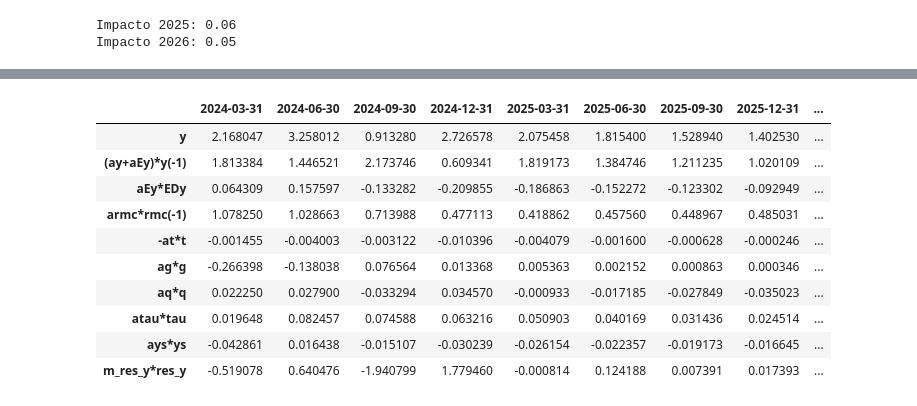
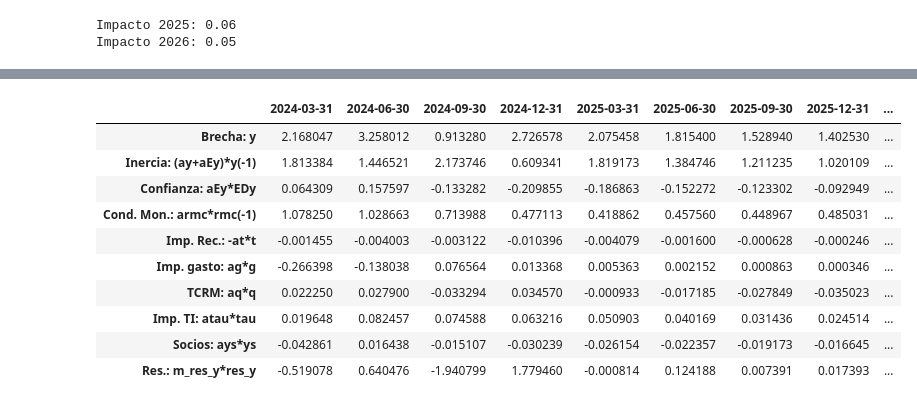
Before and after one commit to patrickcastilla/CUECOPolMon_fork_2, a Jupyter notebook: 01_Clase_sobre_MPT.ipynb, the cells around one changed output, grey strips where cells are left out. Cells and saved outputs as stored; diff of their text form; code cells hidden in the pictures.

```diff
--- a/01_Clase_sobre_MPT.ipynb
+++ b/01_Clase_sobre_MPT.ipynb
@@ -252,6 +269,7 @@ Se proyectarán 8 trimestres desde el último periodo de información (2024Q1).
 # %%
-FH = 8
-FDB = DLM.DSGEforecast0(Mod,Data,FH,'2025Q1')
+FH = 8 # Horizonte de proyección (2 años)
+StartingPeriod = '2025Q1'
+FDB = DLM.DSGEforecast0(Mod,Data,FH,StartingPeriod)
 # %%
 DBdict = {'Unc.': FDB}
 lista = ['y','DY','res_y','res_DY_eq']
@@ -366,39 +384,39 @@ fig, axs = HTS.plotTSforecast(BDdict,lista,listanames,listaSS,FH,HH,3,3)
 # %%
 # Intento de reporteador
 #y = ay*y(-1) + aEy*(y(-1) + EDy) + armc*rmc(-1) - at*t + ag*g + aq*q + atau*tau+ ays*ys + m_res_y*res_y
 
 ay = 0.539500000000000
 aEy = 0.127700000000000
 armc = 0.300000000000000
 at = 0.005000000000000
 ag = 0.115200000000000
 ays = 0.055100000000000
 atau = 0.020500000000000
 aq = 0.023200000000000
 m_res_y = (0.900300000000000)**0.5
 
 hist2show = 4
 
 y     = UFDB['y'].values[-(hist2show+FH):].reshape(-1,1)
 yl    = (ay+aEy)*UFDB['y'].values[-((hist2show+FH)+1):-1].reshape(-1,1)
 yEDy  = aEy*UFDB['EDy'].values[-(hist2show+FH):].reshape(-1,1)
 rmc   = armc*UFDB['rmc'].values[-((hist2show+FH)+1):-1].reshape(-1,1)
 t     = -at*UFDB['t'].values[-(hist2show+FH):].reshape(-1,1)
 g     = ag*UFDB['g'].values[-(hist2show+FH):].reshape(-1,1)
 q     = aq*UFDB['q'].values[-(hist2show+FH):].reshape(-1,1)
 tau   = atau*UFDB['tau'].values[-(hist2show+FH):].reshape(-1,1)
 ys    = ays*UFDB['ys'].values[-(hist2show+FH):].reshape(-1,1)
 res_y = m_res_y*UFDB['res_y'].values[-(hist2show+FH):].reshape(-1,1)
-pd.DataFrame(np.c_[y,yl,yEDy,rmc,t,g,q,tau,ys,res_y], columns=['y','(ay+aEy)*y(-1)','aEy*EDy','armc*rmc(-1)','-at*t','ag*g','aq*q','atau*tau','ays*ys','m_res_y*res_y'], index=UFDB.index[-(hist2show+FH):]).T
+pd.DataFrame(np.c_[y,yl,yEDy,rmc,t,g,q,tau,ys,res_y], columns=['Brecha: y','Inercia: (ay+aEy)*y(-1)','Confianza: aEy*EDy','Cond. Mon.: armc*rmc(-1)','Imp. Rec.: -at*t','Imp. gasto: ag*g','TCRM: aq*q','Imp. TI: atau*tau','Socios: ays*ys','Res.: m_res_y*res_y'], index=UFDB.index[-(hist2show+FH):]).T
 # %% [output]
 |  | 2024-03-31 | 2024-06-30 | 2024-09-30 | 2024-12-31 | 2025-03-31 | 2025-06-30 | 2025-09-30 | 2025-12-31 | ... |
-| y | 2.168047 | 3.258012 | 0.913280 | 2.726578 | 2.075458 | 1.815400 | 1.528940 | 1.402530 | ... |
-| (ay+aEy)*y(-1) | 1.813384 | 1.446521 | 2.173746 | 0.609341 | 1.819173 | 1.384746 | 1.211235 | 1.020109 | ... |
-| aEy*EDy | 0.064309 | 0.157597 | -0.133282 | -0.209855 | -0.186863 | -0.152272 | -0.123302 | -0.092949 | ... |
-| armc*rmc(-1) | 1.078250 | 1.028663 | 0.713988 | 0.477113 | 0.418862 | 0.457560 | 0.448967 | 0.485031 | ... |
-| -at*t | -0.001455 | -0.004003 | -0.003122 | -0.010396 | -0.004079 | -0.001600 | -0.000628 | -0.000246 | ... |
-| ag*g | -0.266398 | -0.138038 | 0.076564 | 0.013368 | 0.005363 | 0.002152 | 0.000863 | 0.000346 | ... |
-| aq*q | 0.022250 | 0.027900 | -0.033294 | 0.034570 | -0.000933 | -0.017185 | -0.027849 | -0.035023 | ... |
-| atau*tau | 0.019648 | 0.082457 | 0.074588 | 0.063216 | 0.050903 | 0.040169 | 0.031436 | 0.024514 | ... |
-| ays*ys | -0.042861 | 0.016438 | -0.015107 | -0.030239 | -0.026154 | -0.022357 | -0.019173 | -0.016645 | ... |
-| m_res_y*res_y | -0.519078 | 0.640476 | -1.940799 | 1.779460 | -0.000814 | 0.124188 | 0.007391 | 0.017393 | ... |
+| Brecha: y | 2.168047 | 3.258012 | 0.913280 | 2.726578 | 2.075458 | 1.815400 | 1.528940 | 1.402530 | ... |
+| Inercia: (ay+aEy)*y(-1) | 1.813384 | 1.446521 | 2.173746 | 0.609341 | 1.819173 | 1.384746 | 1.211235 | 1.020109 | ... |
+| Confianza: aEy*EDy | 0.064309 | 0.157597 | -0.133282 | -0.209855 | -0.186863 | -0.152272 | -0.123302 | -0.092949 | ... |
+| Cond. Mon.: armc*rmc(-1) | 1.078250 | 1.028663 | 0.713988 | 0.477113 | 0.418862 | 0.457560 | 0.448967 | 0.485031 | ... |
+| Imp. Rec.: -at*t | -0.001455 | -0.004003 | -0.003122 | -0.010396 | -0.004079 | -0.001600 | -0.000628 | -0.000246 | ... |
+| Imp. gasto: ag*g | -0.266398 | -0.138038 | 0.076564 | 0.013368 | 0.005363 | 0.002152 | 0.000863 | 0.000346 | ... |
+| TCRM: aq*q | 0.022250 | 0.027900 | -0.033294 | 0.034570 | -0.000933 | -0.017185 | -0.027849 | -0.035023 | ... |
+| Imp. TI: atau*tau | 0.019648 | 0.082457 | 0.074588 | 0.063216 | 0.050903 | 0.040169 | 0.031436 | 0.024514 | ... |
+| Socios: ays*ys | -0.042861 | 0.016438 | -0.015107 | -0.030239 | -0.026154 | -0.022357 | -0.019173 | -0.016645 | ... |
+| Res.: m_res_y*res_y | -0.519078 | 0.640476 | -1.940799 | 1.779460 | -0.000814 | 0.124188 | 0.007391 | 0.017393 | ... |
```
Also changed, not shown: parts of 34 cells of this notebook, 1 other file.
